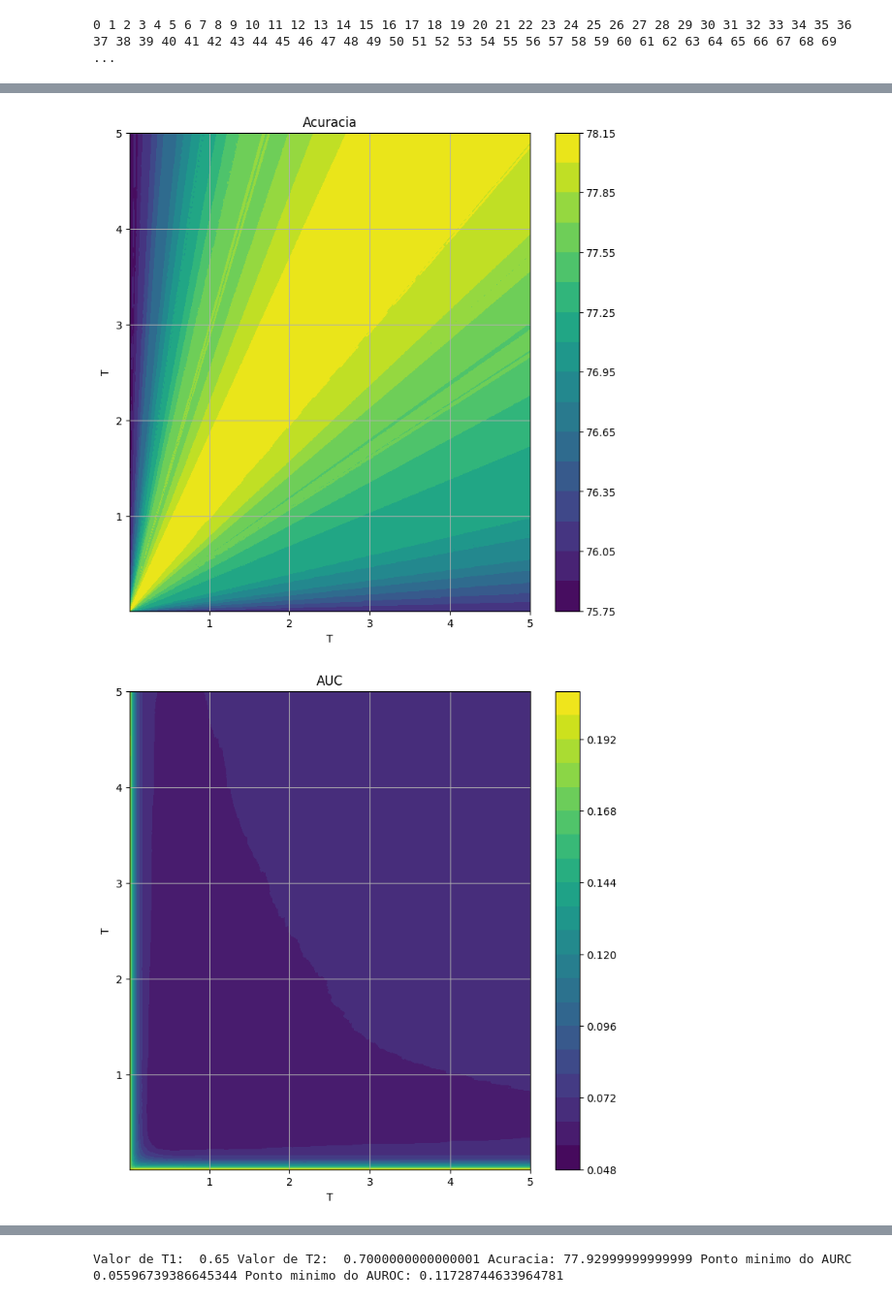
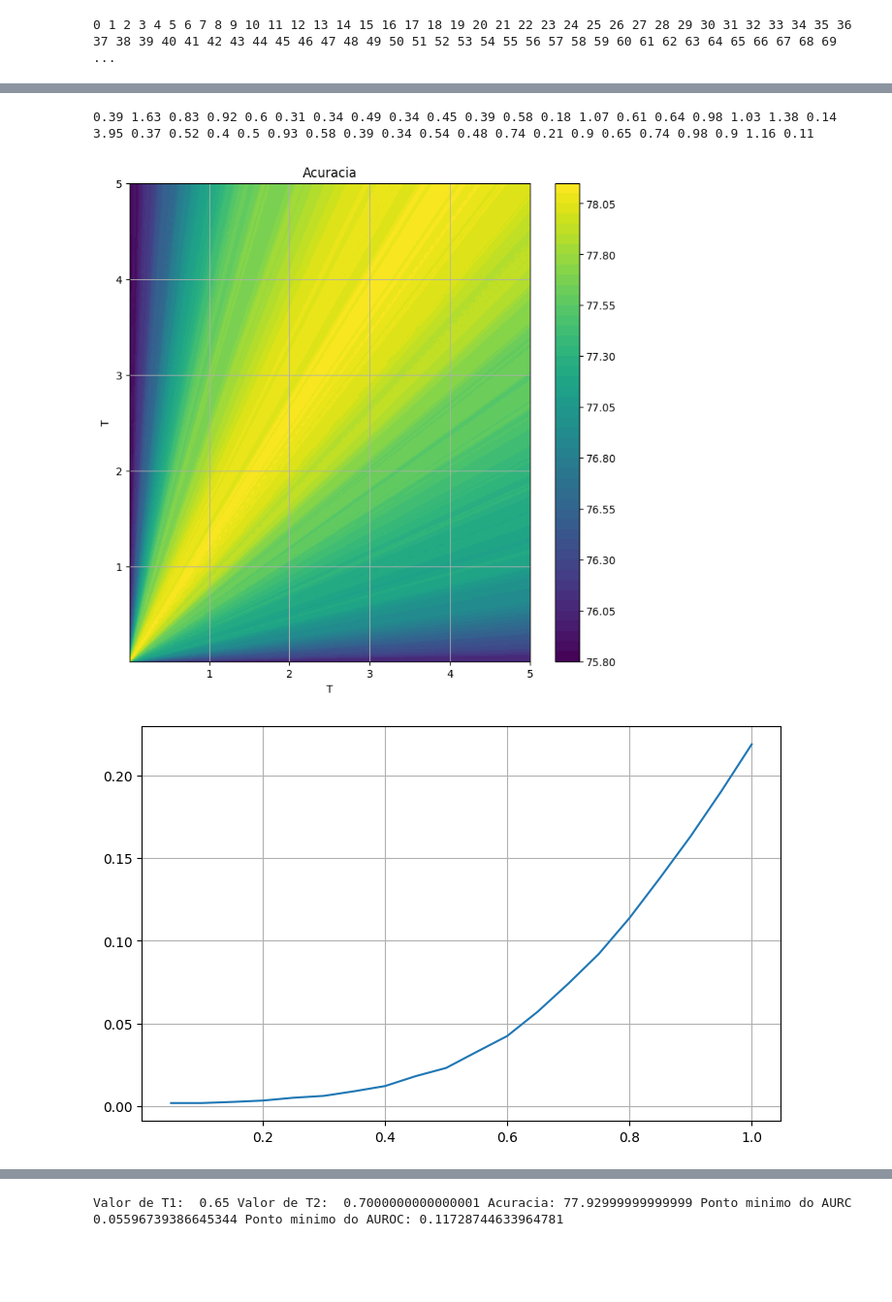
Before and after one commit to LuigipDoria/Estimacao_de_Incerteza, a Jupyter notebook: Temperatura_incerteza.ipynb, the cells around one changed output, grey strips where cells are left out. Shown at 97% size. Drawn from its saved outputs; the diff is of its cells as text; code cells hidden in the pictures; blank space fills up the shorter version.

```diff
--- a/Temperatura_incerteza.ipynb
+++ b/Temperatura_incerteza.ipynb
@@ -144,0 +138,10 @@ array([0.108     , 0.118     , 0.11533333, 0.121     , 0.1212    ,
+# %%
+valoresXX = np.arange(0.01,5.01,0.01)
+valorXX = []
+for i in valoresXX:
+    valorXX.append(i)
+
+min_indexes = np.argmin(covarege_list, axis=0)
+min_values = np.min(covarege_list, axis=0)
+for element in min_indexes:
+    print(valorXX[element], end=" ")
@@ -390,9 +420,10 @@ for valor1 in valores1:
 # %%
 T = np.arange(0.01,5.01,0.01)
+C = np.arange(0.05,1.05,0.05)
 
 g1 = plot_graph(T,correct_list2)
 
-g2 = plot_graph(T,covarege_list2)
+g2 = plot_graph(C,min_values2)
 
 g3 = plot_graph(T,auc_list2)
 
@@ -412,6 +443,17 @@ print("Valor de T: ", t, "Acuracia:", acuracia2, "Ponto minimo do AURC", min(auc
 [figure]
 [figure]
 Valor de T:  0.68 Acuracia: 78.03 Ponto minimo do AURC 0.0559900726500881 Ponto minimo do AUROC: 0.11846172629121382
+# %%
+min_indexes22 = np.argmin(covarege_list_Tdif2, axis=0)
+min_values22 = np.min(covarege_list_Tdif2, axis=0)
+for element in min_indexes22:
+    print(round(valor12[element],2), end=" ")
+print()
+for element in min_indexes22:
+    print(round(valor22[element],2), end=" ")
+# %% [output]
+0.39 1.63 0.83 0.92 0.6 0.31 0.34 0.49 0.34 0.45 0.39 0.58 0.18 1.07 0.61 0.64 0.98 1.03 1.38 0.14
+3.95 0.37 0.52 0.4 0.5 0.93 0.58 0.39 0.34 0.54 0.48 0.74 0.21 0.9 0.65 0.74 0.98 0.9 1.16 0.11
 # %%
 X, Y = np.meshgrid(T, T)
 
@@ -433,13 +475,15 @@ for i in range(500):
         index += 1
     Correct2.append(aux)
 
-ax2 = ax2.contourf(X, Y, Correct2, levels=20)
+ax2 = ax2.contourf(X, Y, Correct2, levels=50)
 ax2.changed()
 cbar2 = plt.colorbar(ax2)
 
 plt.grid()
 plt.show()
 
+
+g2 = plot_graph(C,min_values22)
 
 #fig1 = plt.figure()
 #fig1.set_size_inches(8.5, 8.5)
@@ -486,7 +530,7 @@ for i in range(500):
         index += 1
     auc2.append(aux)
 
-ax3 = ax3.contourf(X, Y, auc2, levels=20)
+ax3 = ax3.contourf(X, Y, auc2, levels=50)
 ax3.changed()
 cbar3 = plt.colorbar(ax3)
 
@@ -507,33 +551,33 @@ auroc2 = list()
 for i in range(500):
     aux = list()
     for j in range(500):
         aux.append(auroc_list_Tdif2[index])
         index += 1
     auroc2.append(aux)
 
-ax4 = ax4.contourf(X, Y, auroc2, levels=20)
+ax4 = ax4.contourf(X, Y, auroc2, levels=50)
 ax4.changed()
 cbar4 = plt.colorbar(ax4)
 
 plt.grid()
 plt.show()
 
 #fig1.savefig("./Graficos/Temperatura/Cifar100/Meansoft/AUC_Tdifs.jpeg")
 #fig2.savefig("./Graficos/Temperatura/Cifar100/Meansoft/acuracia_Tdifs.jpeg")
 
 valor12=list()
 valor22=list()
 
 for i in T:
     for j in T:
         valor12.append(i)
         valor22.append(j)
 
 t12 = valor12[auc_list_Tdif2.index(min(auc_list_Tdif2))]
 t22 = valor22[auc_list_Tdif2.index(min(auc_list_Tdif2))]
 acuracia = (1-correct_list_Tdif2[auc_list_Tdif2.index(min(auc_list_Tdif2))])*100
 auroc2 = auroc_list_Tdif2[auc_list_Tdif2.index(min(auc_list_Tdif2))]
 print("Valor de T1: ", t12, "Valor de T2: ", t22, "Acuracia:", acuracia, "Ponto minimo do AURC", min(auc_list_Tdif2), "Ponto minimo do AUROC:", auroc2)
 # %% [output]
-[figure, old version]
+[figure, new version]
-[figure, old version]
+[figure, new version]
```
Also changed, not shown: parts of 8 cells of this notebook, 9 other files.
